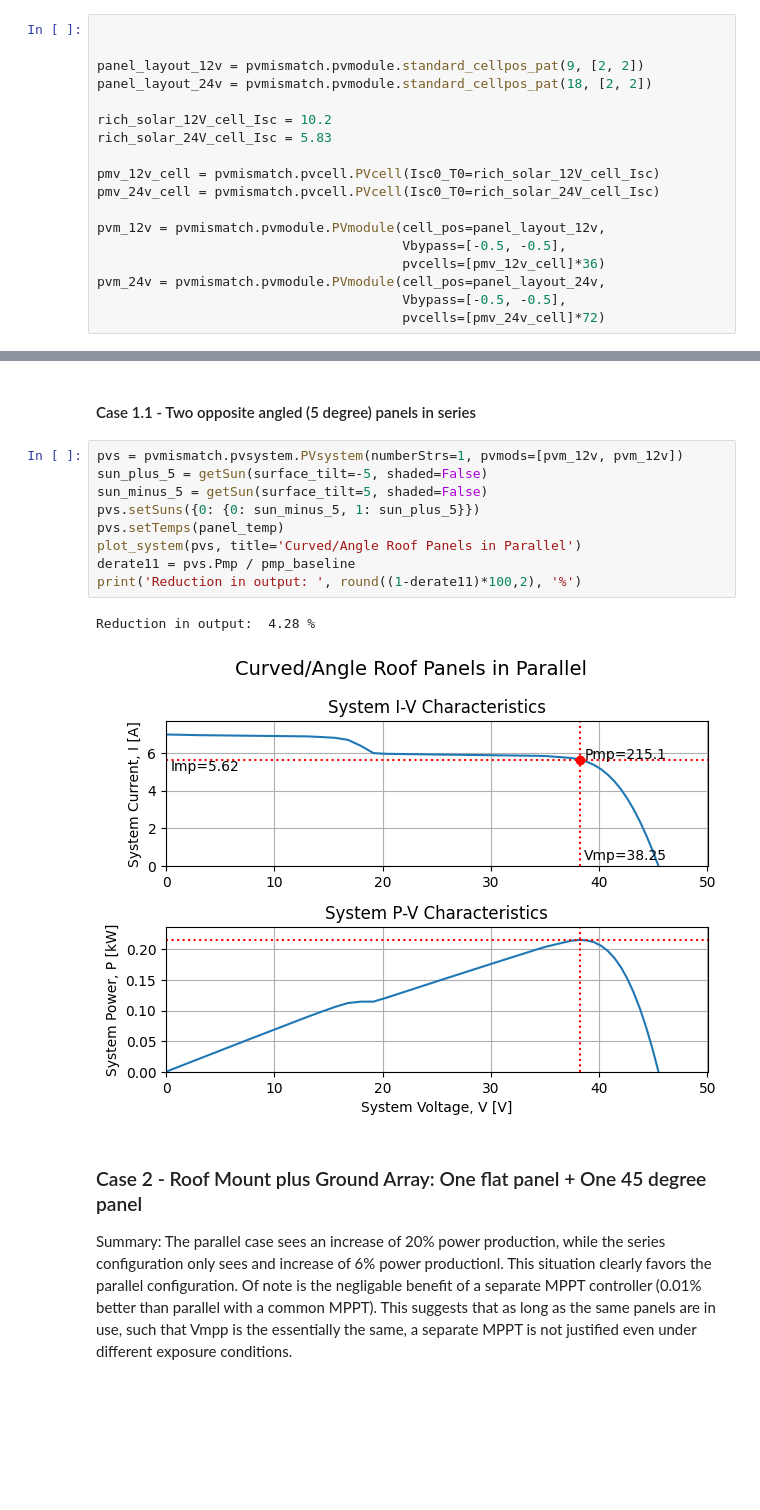
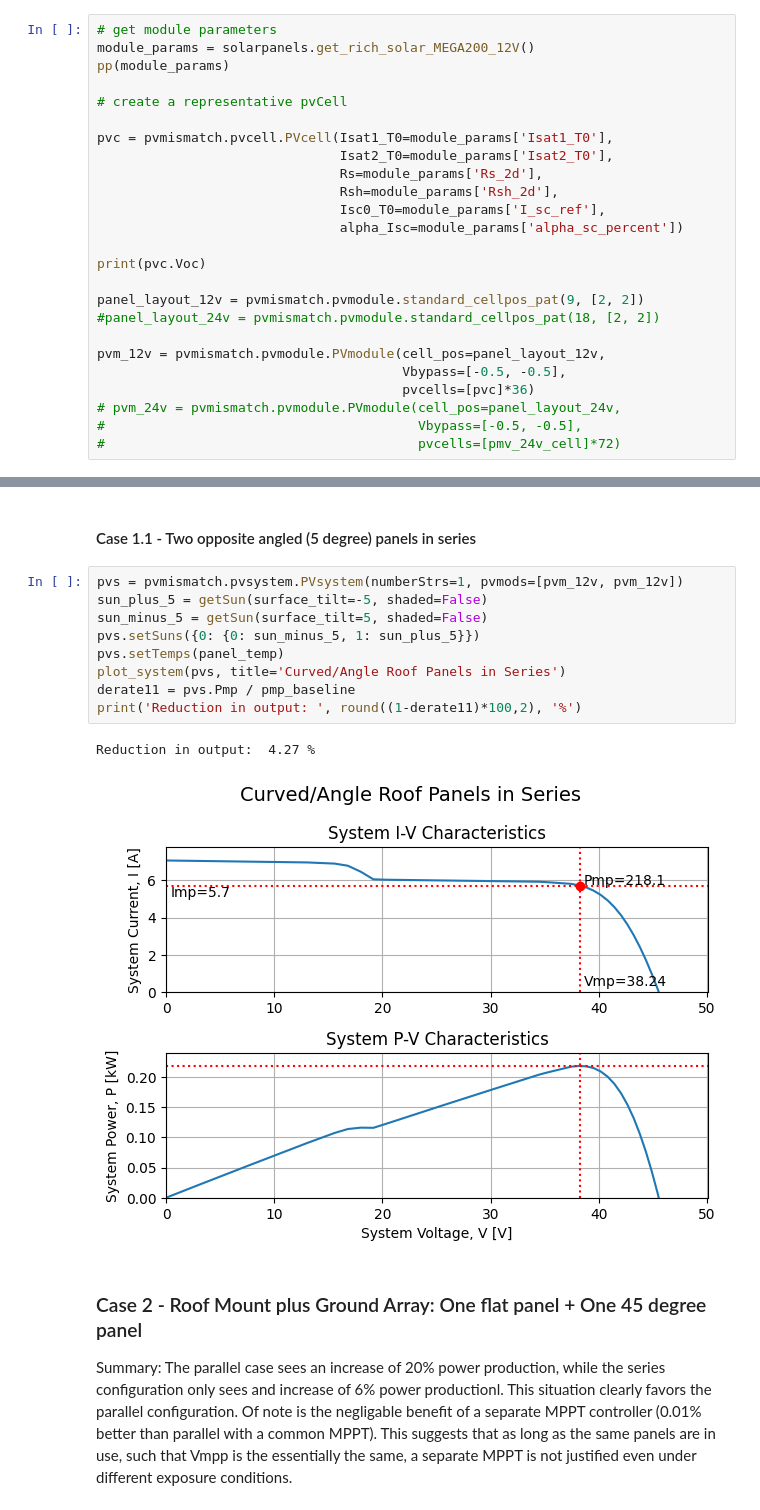
Before and after one commit to natecostello/pv-partial-shading, a Jupyter notebook: series-parallel-study.ipynb, the cells around one changed output, grey strips where cells are left out. Drawn from its saved outputs; the diff is of its cells as text; blank space fills up the shorter version.

```diff
--- a/series-parallel-study.ipynb
+++ b/series-parallel-study.ipynb
@@ -81,20 +82,27 @@ def plot_system(pvs, title=None):
 ## PV Modules
 This evaluation uses Rich Solar 12V 200W Panels.  From inspection, they have two internal substrings in series, with 18 cells in each substring, and two bypass diodes.
 # %%
+# get module parameters
+module_params = solarpanels.get_rich_solar_MEGA200_12V()
+pp(module_params)
 
+# create a representative pvCell
+
+pvc = pvmismatch.pvcell.PVcell(Isat1_T0=module_params['Isat1_T0'],
+                               Isat2_T0=module_params['Isat2_T0'],
+                               Rs=module_params['Rs_2d'],
+                               Rsh=module_params['Rsh_2d'],
+                               Isc0_T0=module_params['I_sc_ref'],
+                               alpha_Isc=module_params['alpha_sc_percent'])
+
+print(pvc.Voc)
 
 panel_layout_12v = pvmismatch.pvmodule.standard_cellpos_pat(9, [2, 2])
-panel_layout_24v = pvmismatch.pvmodule.standard_cellpos_pat(18, [2, 2])
-
-rich_solar_12V_cell_Isc = 10.2
-rich_solar_24V_cell_Isc = 5.83
-
-pmv_12v_cell = pvmismatch.pvcell.PVcell(Isc0_T0=rich_solar_12V_cell_Isc)
-pmv_24v_cell = pvmismatch.pvcell.PVcell(Isc0_T0=rich_solar_24V_cell_Isc)
+#panel_layout_24v = pvmismatch.pvmodule.standard_cellpos_pat(18, [2, 2])
 
 pvm_12v = pvmismatch.pvmodule.PVmodule(cell_pos=panel_layout_12v,
                                        Vbypass=[-0.5, -0.5],
-                                       pvcells=[pmv_12v_cell]*36)
-pvm_24v = pvmismatch.pvmodule.PVmodule(cell_pos=panel_layout_24v,
-                                       Vbypass=[-0.5, -0.5],
-                                       pvcells=[pmv_24v_cell]*72)
+                                       pvcells=[pvc]*36)
+# pvm_24v = pvmismatch.pvmodule.PVmodule(cell_pos=panel_layout_24v,
+#                                        Vbypass=[-0.5, -0.5],
+#                                        pvcells=[pmv_24v_cell]*72)
@@ -168,15 +194,15 @@ Reduction in output:  0.32 %
 # %%
 pvs = pvmismatch.pvsystem.PVsystem(numberStrs=1, pvmods=[pvm_12v, pvm_12v])
 sun_plus_5 = getSun(surface_tilt=-5, shaded=False)
 sun_minus_5 = getSun(surface_tilt=5, shaded=False)
 pvs.setSuns({0: {0: sun_minus_5, 1: sun_plus_5}})
 pvs.setTemps(panel_temp)
-plot_system(pvs, title='Curved/Angle Roof Panels in Parallel')
+plot_system(pvs, title='Curved/Angle Roof Panels in Series')
 derate11 = pvs.Pmp / pmp_baseline
 print('Reduction in output: ', round((1-derate11)*100,2), '%')
 # %% [output]
-Reduction in output:  4.28 %
+Reduction in output:  4.27 %
-[figure, old version]
+[figure, new version]
 # %% [markdown]
 ### Case 2 - Roof Mount plus Ground Array: One flat panel + One 45 degree panel
 
```
Also changed, not shown: parts of 13 cells of this notebook, 2 other files.
